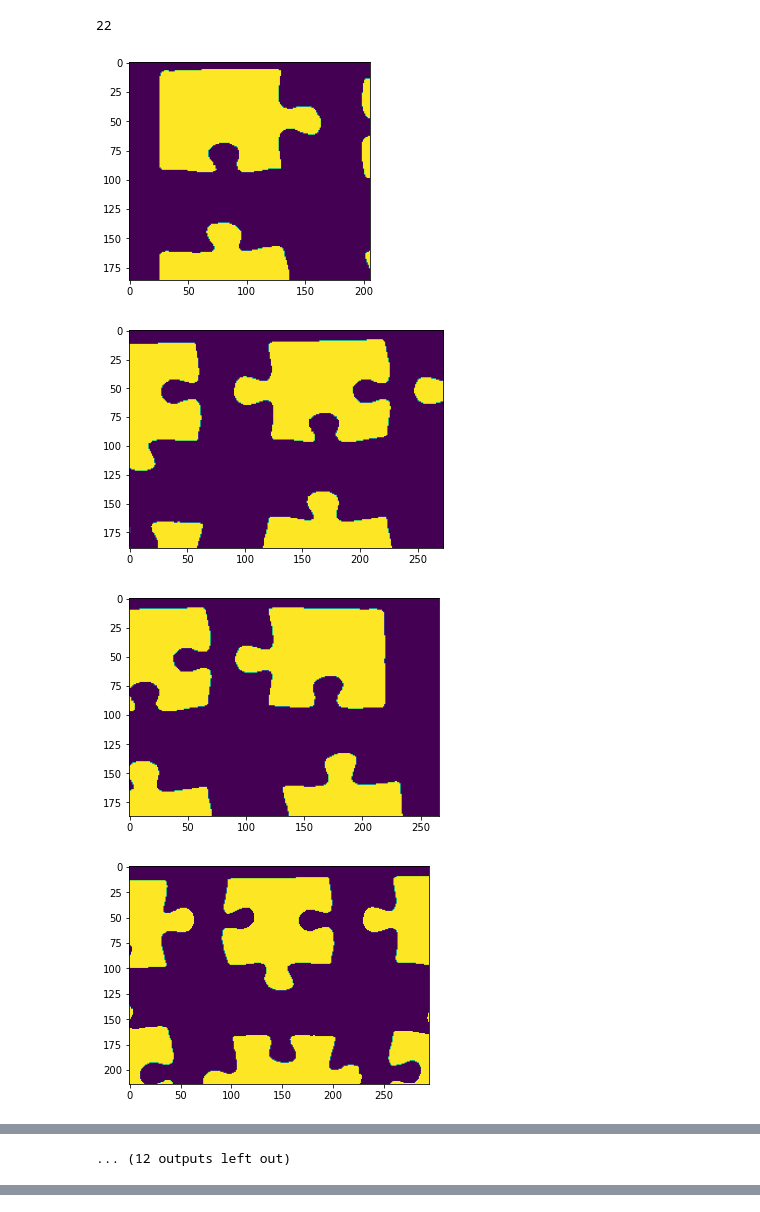
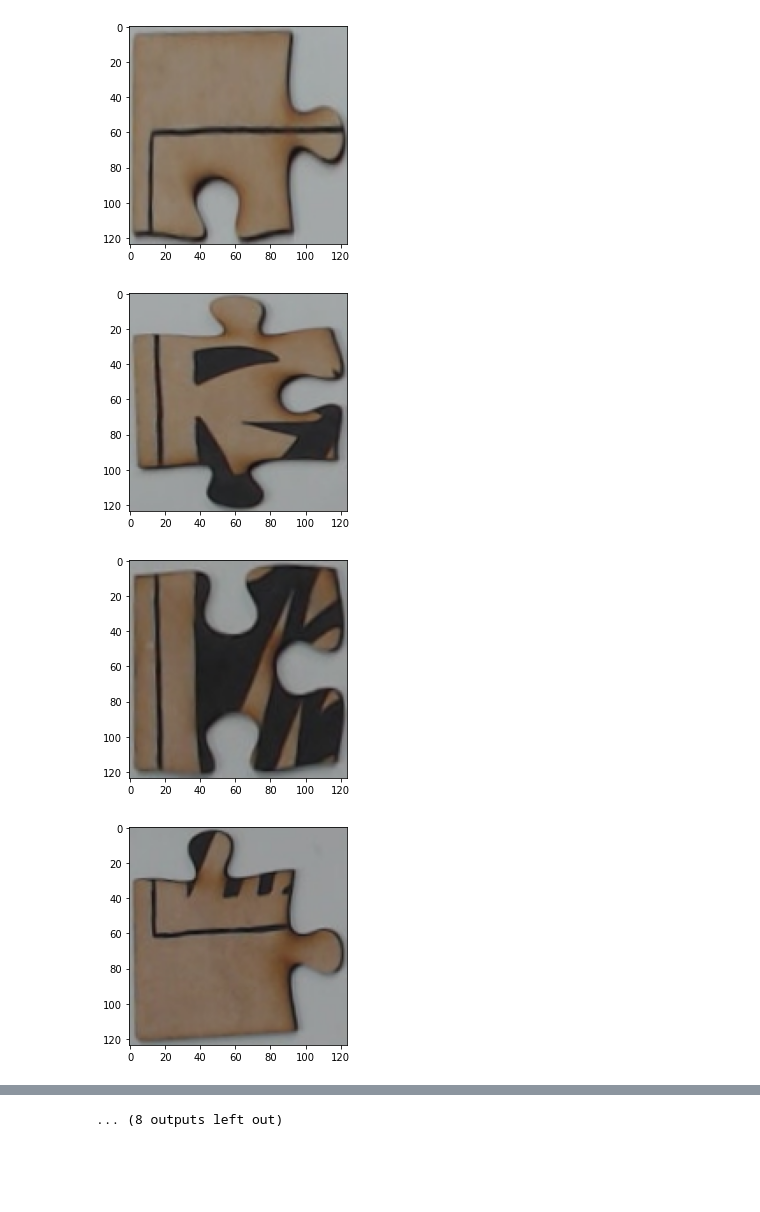
Before and after one commit to ME-134/PuzzleBot, a Jupyter notebook: scripts/Vision Integration.ipynb, the cells around one changed output, grey strips where cells are left out. Saved outputs shown, nothing was run; the diff lists cells and outputs as text; code cells hidden in the pictures; blank space fills up the shorter version.

```diff
--- a/scripts/Vision Integration.ipynb
+++ b/scripts/Vision Integration.ipynb
@@ -202,8 +203,11 @@ import copy
 
 import accountant
 import torch.multiprocessing as mp
-from thomas_detector import ThomasDetector
+# from thomas_detector import ThomasDetector
 from puzzle_grid import PuzzleGrid, get_xy_min
 
 device = 'cpu'
-accountant.load_accountant('..\\vision\\desc\\efficientnetB0.df', evaluate = True)
+# accountant.load_accountant('..\\vision\\desc\\efficientnetB0.df', evaluate = True)
+name = 'efficientnetB0'
+model = torch.load('C:\\Code\\CS134\\HW1\\vision\\models\\'+name+'.pt').to(device)
+MODEL_OUT_DIM = 512
@@ -217,12 +214,21 @@ Evaluate True
 # %%
 import matplotlib.pyplot as plt
 # %%
+def run_model(img, image_size = 124):
+    img = cv2.resize(img, (image_size, image_size))
+    plt.imshow(img)
+    plt.show()
+    img = ((img / 255.0) - np.array([0.485, 0.456, 0.406])) / np.array([0.229, 0.224, 0.225])
+    ref = torch.from_numpy(img[:124, :124, :].reshape(1, 124, 124, 3)).float().permute(0, 3, 1, 2).to(device)
+    ref_pred = model(ref)
+    return ref_pred.cpu().detach().numpy()
+
 def cvt_color(img):
     return cv2.cvtColor(img, cv2.COLOR_BGR2RGB)
 
 class VisionMatcher():
     def __init__(self, base_image_path, width_n = 5, height_n = 4):
-        self.base_img = (cv2.imread(base_image_path))
+        self.base_img = cvt_color(cv2.imread(base_image_path))
         self.detector = Detector()
         self.detector.process(self.base_img)
         self.pieces = self.detector.pieces
@@ -243,18 +249,29 @@ class VisionMatcher():
         def scale_y(y):
             return (y - self.min_y) / (self.max_y - self.min_y)
 
-        print(len(self.pieces))
         for piece in self.pieces:
+            if (piece.is_valid()):
+                (x_close, y_close) = get_xy_min(((self.puzzle_grid.grid_centers - np.array([scale_x(piece.x), scale_y(piece.y)]))**2).sum(axis = 2))
+                self.piece_grid[x_close][y_close] = piece
 
-            plt.imshow(piece.img)
-            plt.show()
-#             (x_close, y_close) = get_xy_min((self.puzzle_grid.grid_centers - np.array([scale_x(piece.x), scale_y(piece.y)]))**2)
-#             self.piece_grid[x_close][y_close] = piece
+
+        self.inferences = np.zeros((width_n, height_n, MODEL_OUT_DIM))
+
+        for row in range(width_n):
+            for col in range(height_n):
+                piece = self.piece_grid[row][col]
+                if(piece == None):
+                    print("Missing piece", (row, col))
+                else:
+                    self.inferences[row, col] = run_model(piece.img)
+
+    def calculate_xy(self, img):
+        sims = ((matcher.inferences - run_model(img)) ** 2).sum(axis = 2)
+        return get_xy_min(sims)
 # %%
-VisionMatcher('C:/Code/CS134/HW1/vision/done_exploded2.jpg')
+matcher = VisionMatcher('C:/Code/CS134/HW1/vision/done_exploded2.jpg')
 # %% [output]
-22
-[figure, old version]
+[figure, new version]
-[figure, old version]
+[figure, new version]
-[figure, old version]
+[figure, new version]
-[figure, old version]
+[figure, new version]
@@ -268 +284,0 @@ VisionMatcher('C:/Code/CS134/HW1/vision/done_exploded2.jpg')
-... (12 outputs left out)
@@ -268,0 +286 @@ VisionMatcher('C:/Code/CS134/HW1/vision/done_exploded2.jpg')
+... (8 outputs left out)
```
Also changed, not shown: parts of 6 cells of this notebook, 1 other file.
